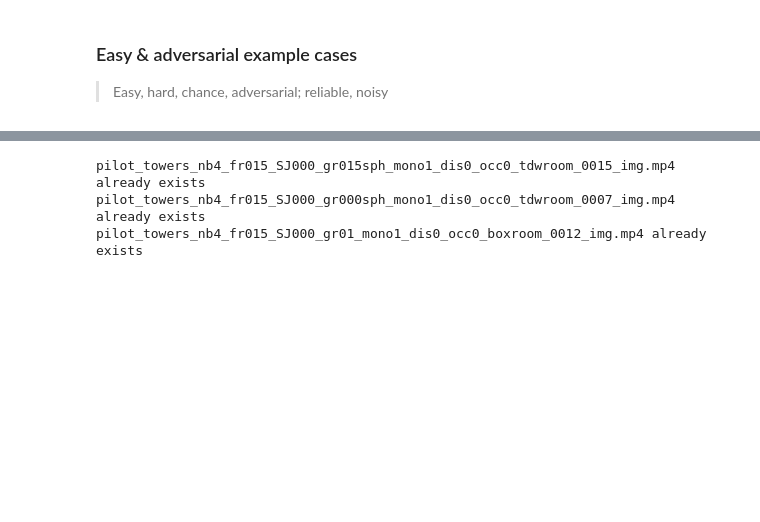
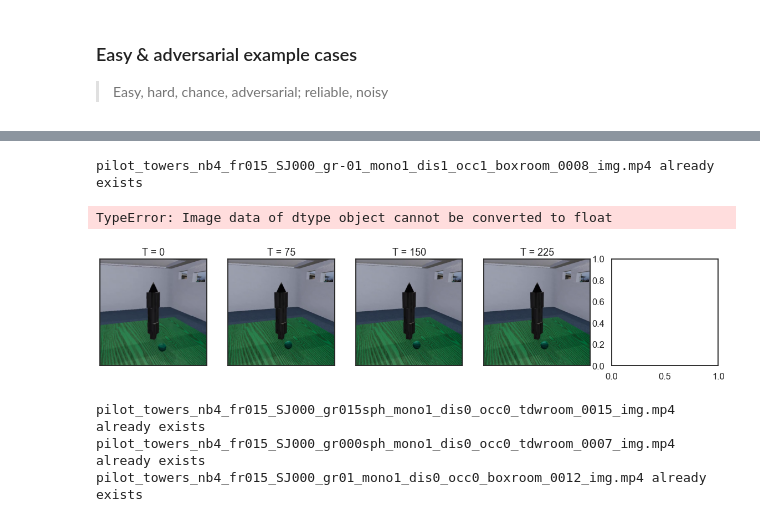
Before and after one commit to cogtoolslab/physics-benchmarking-neurips2021, a Jupyter notebook: analysis/stimulus_plots.ipynb, the cells around one changed output, grey strips where cells are left out. Cells and saved outputs as stored; diff of their text form; code cells hidden in the pictures; blank space fills up the shorter version.

```diff
--- a/analysis/stimulus_plots.ipynb
+++ b/analysis/stimulus_plots.ipynb
@@ -386,3 +470,10 @@ def get_frame_hdf5(fname, frame_num=0, imkey='_img'):
+# %%
+plot_movie(None, selection[1:2], 0, 300, 5)
+plt.show()
+# %% [output]
+pilot_towers_nb4_fr015_SJ000_gr-01_mono1_dis1_occ1_boxroom_0008_img.mp4 already exists
+TypeError: Image data of dtype object cannot be converted to float
+[figure, added]
 # %%
 mp4s = download_stims(selection, 'mp4')
 arr = get_frame_mp4(mp4s[0], 100)
```
Also changed, not shown: parts of 8 cells of this notebook.
